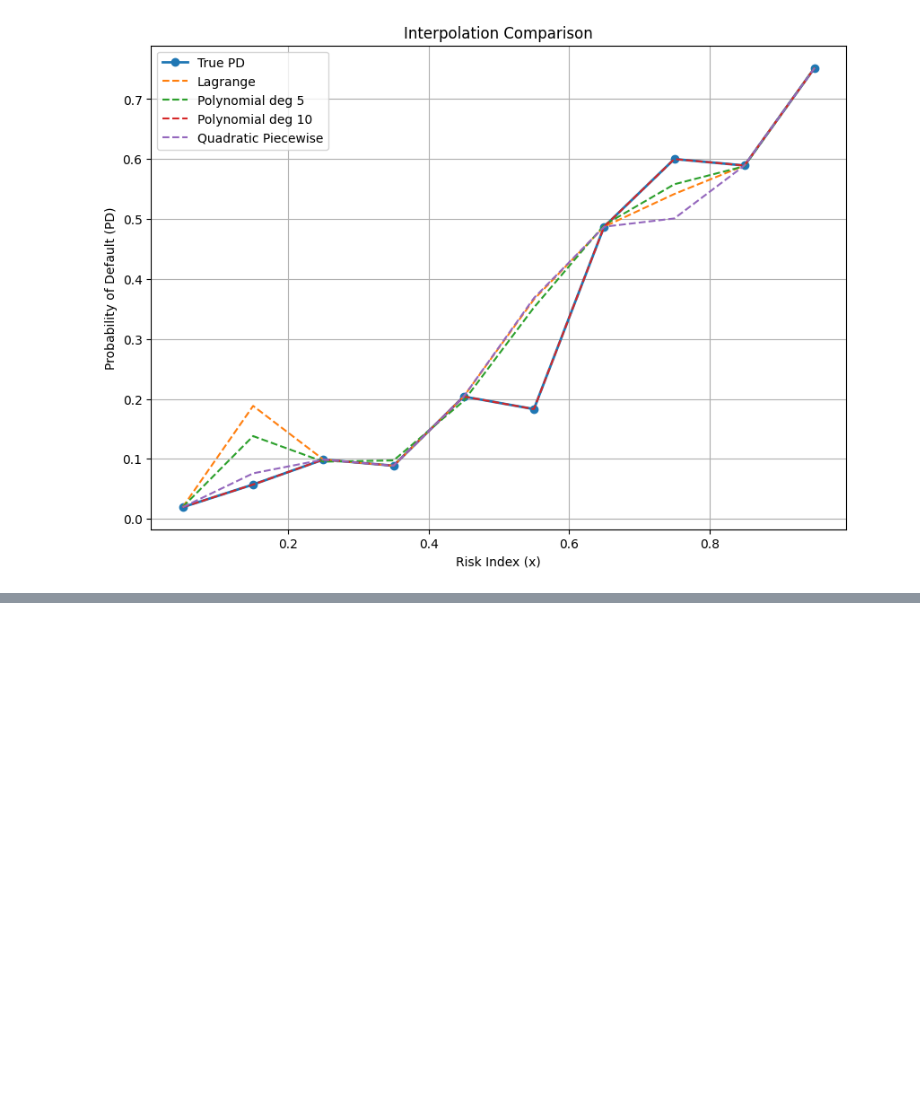
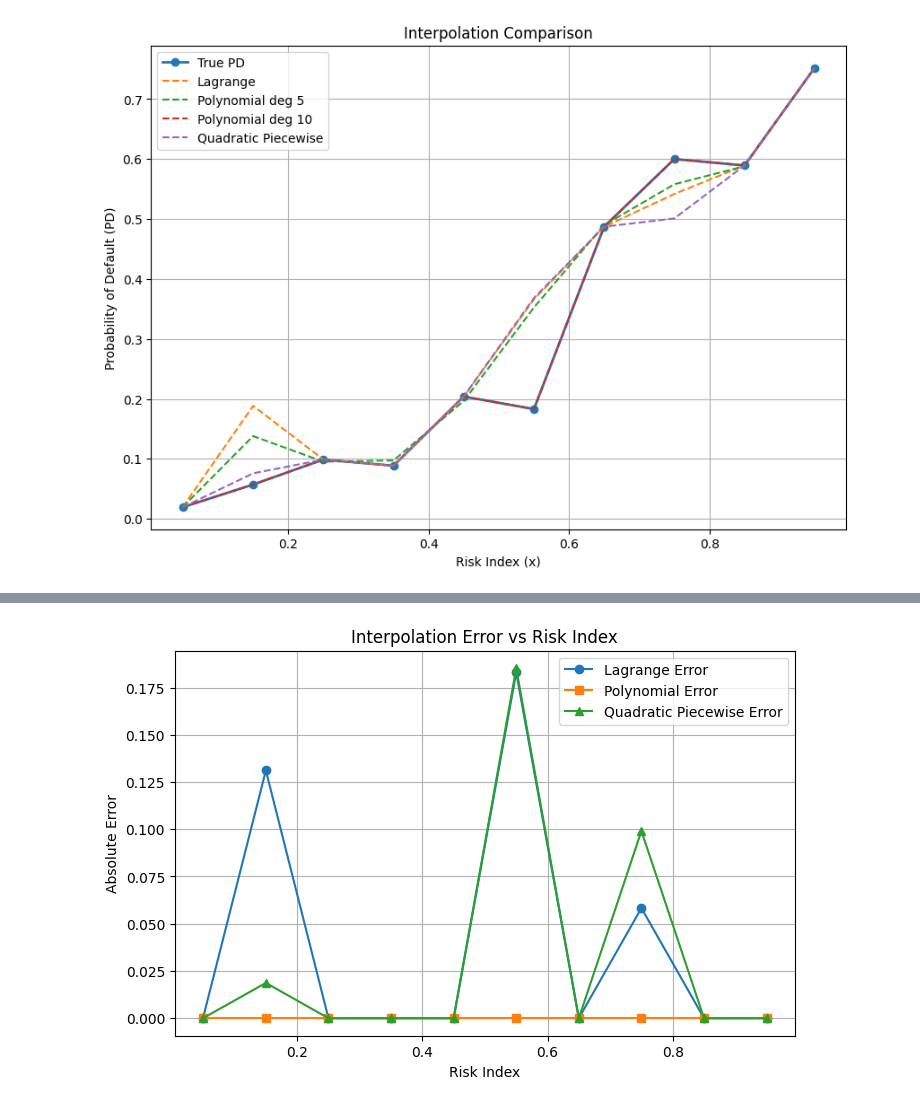
Before and after one commit to YoussefChati/Credit-Risk-Interpolation-GMSC, a Jupyter notebook: Documents/NumericalMethodsProject/notebooks/GMSC_PD_Interpolation.ipynb, the cells around one changed output, grey strips where cells are left out. Cells and saved outputs as stored; diff of their text form; code cells hidden in the pictures; blank space fills up the shorter version.

```diff
--- a/Documents/NumericalMethodsProject/notebooks/GMSC_PD_Interpolation.ipynb
+++ b/Documents/NumericalMethodsProject/notebooks/GMSC_PD_Interpolation.ipynb
@@ -364,0 +429,24 @@ plt.show()
+# %%
+# Compute absolute errors at the original x points
+error_lagrange = np.abs(y_lagrange - y)
+error_poly = np.abs(y_poly5 - y)
+error_poly = np.abs(y_poly10 - y)
+error_quad = np.abs(y_quad - y)
+# %%
+import matplotlib.pyplot as plt
+
+plt.figure(figsize=(8, 5))
+
+plt.plot(x, error_lagrange, marker='o', label='Lagrange Error')
+plt.plot(x, error_poly, marker='s', label='Polynomial Error')
+plt.plot(x, error_quad, marker='^', label='Quadratic Piecewise Error')
+
+plt.xlabel("Risk Index")
+plt.ylabel("Absolute Error")
+plt.title("Interpolation Error vs Risk Index")
+plt.legend()
+plt.grid(True)
+
+plt.show()
+# %% [output]
+[figure, added]
```
Also changed, not shown: parts of 4 cells of this notebook.
